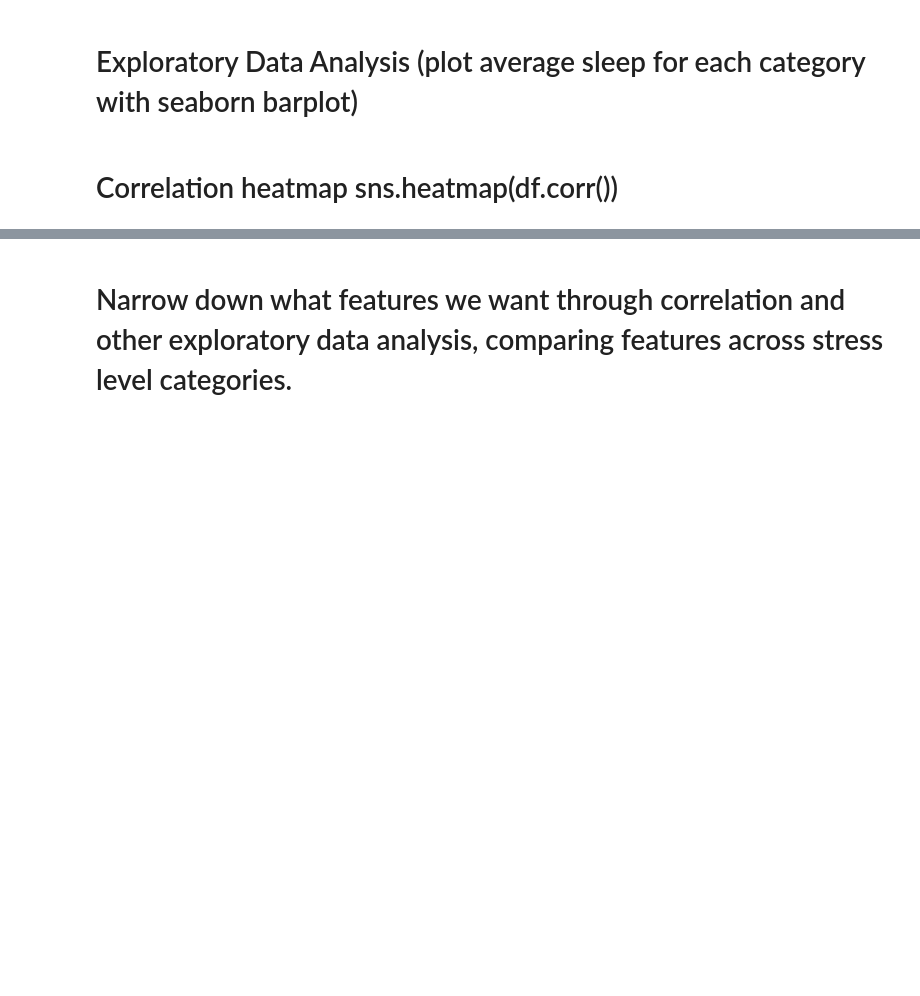
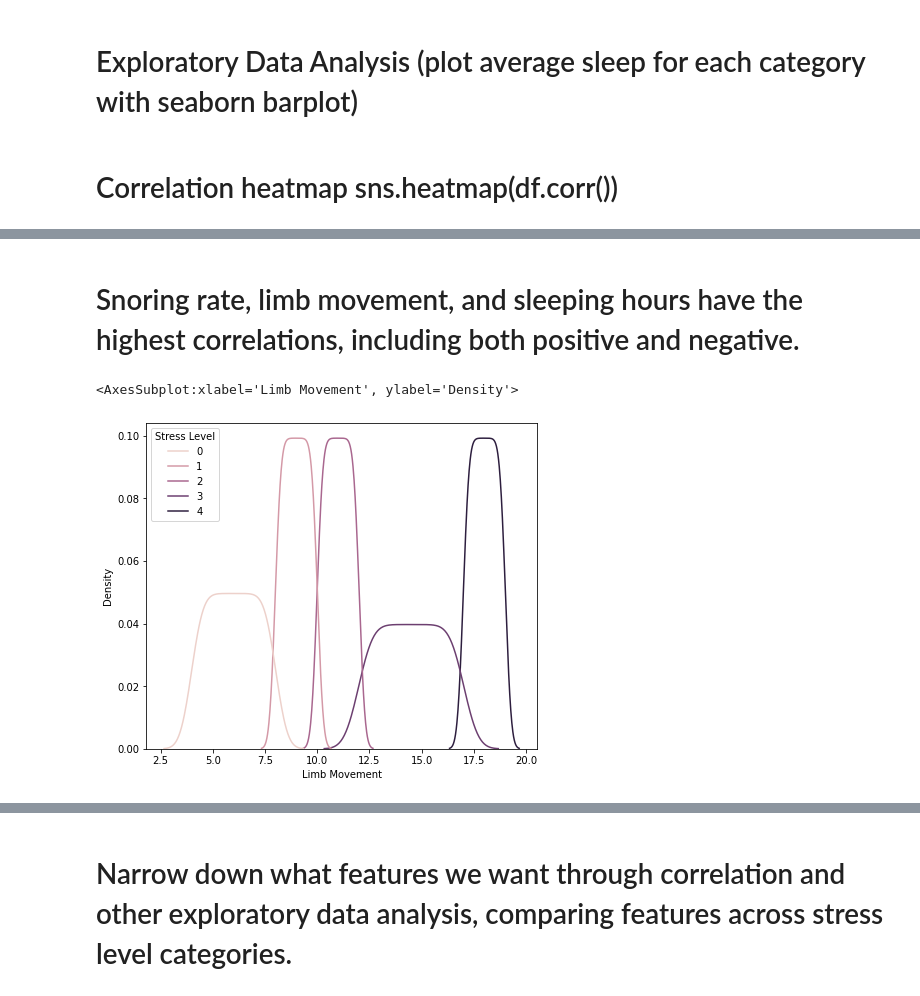
Before and after one commit to mkerekes1427/CAP-4770-Final-Project, a Jupyter notebook: sleep-datascience-notebook.ipynb, the cells around one changed output, grey strips where cells are left out. Drawn from its saved outputs; the diff is of its cells as text; code cells hidden in the pictures; blank space fills up the shorter version.

```diff
--- a/sleep-datascience-notebook.ipynb
+++ b/sleep-datascience-notebook.ipynb
@@ -83,0 +85,8 @@ sns.heatmap(dataset.corr())
+# %% [markdown]
+# Snoring rate, limb movement, and sleeping hours have the highest correlations, including both positive and negative.
+# %%
+plt.figure(figsize=(7, 6))
+sns.kdeplot(data=dataset, x="Limb Movement", hue="Stress Level")
+# %% [output]
+<AxesSubplot:xlabel='Limb Movement', ylabel='Density'>
+[figure, added]
```
Also changed, not shown: parts of 5 cells of this notebook.
